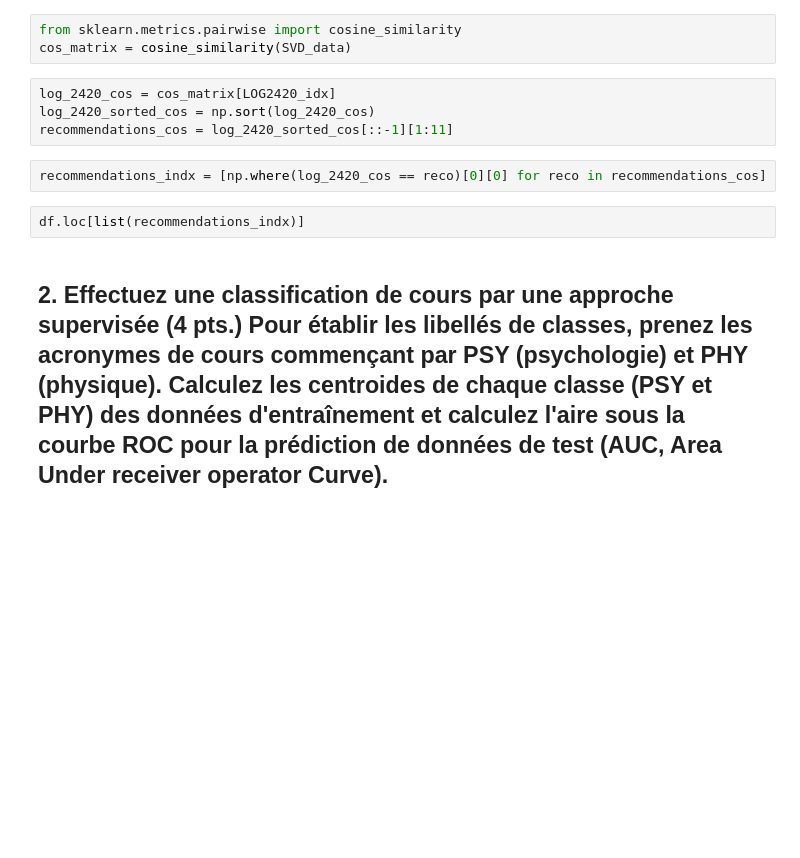
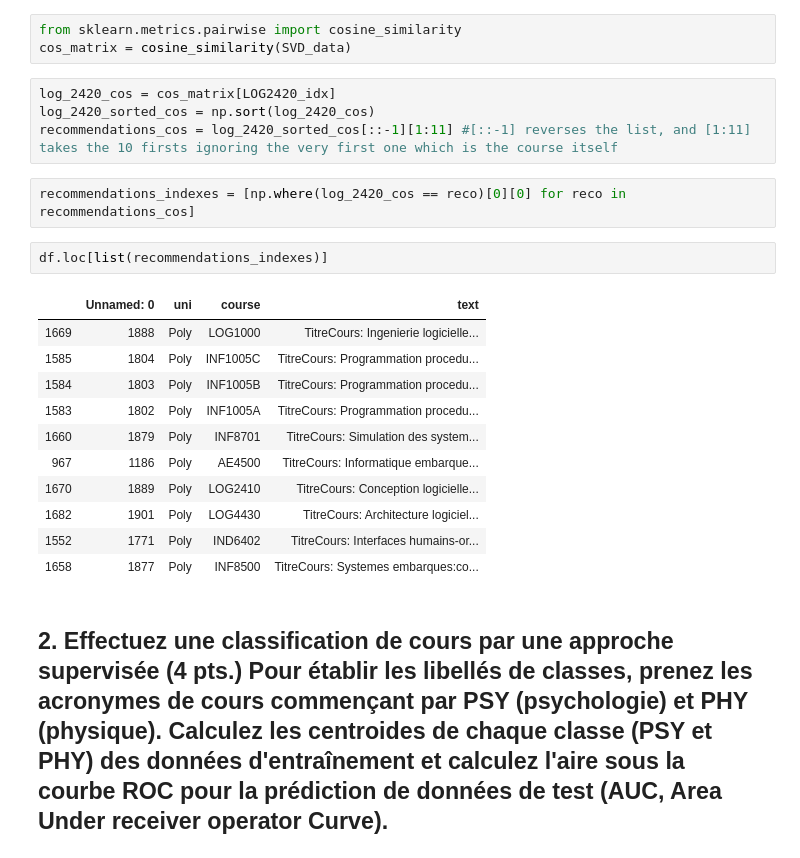
Before and after one commit to FabriceCh/log6308, a Jupyter notebook: tp3/tp3.ipynb, the cells around one changed output. Saved outputs shown, nothing was run; the diff lists cells and outputs as text; blank space fills up the shorter version.

```diff
--- a/tp3/tp3.ipynb
+++ b/tp3/tp3.ipynb
@@ -144,11 +189,23 @@ cos_matrix = cosine_similarity(SVD_data)
 # %%
 log_2420_cos = cos_matrix[LOG2420_idx]
 log_2420_sorted_cos = np.sort(log_2420_cos)
-recommendations_cos = log_2420_sorted_cos[::-1][1:11]
+recommendations_cos = log_2420_sorted_cos[::-1][1:11] #[::-1] reverses the list, and [1:11] takes the 10 firsts ignoring the very first one which is the course itself
 # %%
-recommendations_indx = [np.where(log_2420_cos == reco)[0][0] for reco in recommendations_cos]
+recommendations_indexes = [np.where(log_2420_cos == reco)[0][0] for reco in recommendations_cos]
 # %%
-df.loc[list(recommendations_indx)]
+df.loc[list(recommendations_indexes)]
+# %% [output]
+|  | Unnamed: 0 | uni | course | text |
+| 1669 | 1888 | Poly | LOG1000 | TitreCours: Ingenierie logicielle... |
+| 1585 | 1804 | Poly | INF1005C | TitreCours: Programmation procedu... |
+| 1584 | 1803 | Poly | INF1005B | TitreCours: Programmation procedu... |
+| 1583 | 1802 | Poly | INF1005A | TitreCours: Programmation procedu... |
+| 1660 | 1879 | Poly | INF8701 | TitreCours: Simulation des system... |
+| 967 | 1186 | Poly | AE4500 | TitreCours: Informatique embarque... |
+| 1670 | 1889 | Poly | LOG2410 | TitreCours: Conception logicielle... |
+| 1682 | 1901 | Poly | LOG4430 | TitreCours: Architecture logiciel... |
+| 1552 | 1771 | Poly | IND6402 | TitreCours: Interfaces humains-or... |
+| 1658 | 1877 | Poly | INF8500 | TitreCours: Systemes embarques:co... |
 # %% [markdown]
 ## 2. Effectuez une classification de cours par une approche supervisée (4 pts.) Pour établir les libellés de classes, prenez les acronymes de cours commençant par PSY (psychologie) et PHY (physique). Calculez les centroides de chaque classe (PSY et PHY) des données d'entraînement et calculez l'aire sous la courbe ROC pour la prédiction de données de test (AUC, Area Under receiver operator Curve).
 # %%
```
Also changed, not shown: parts of 26 cells of this notebook.
